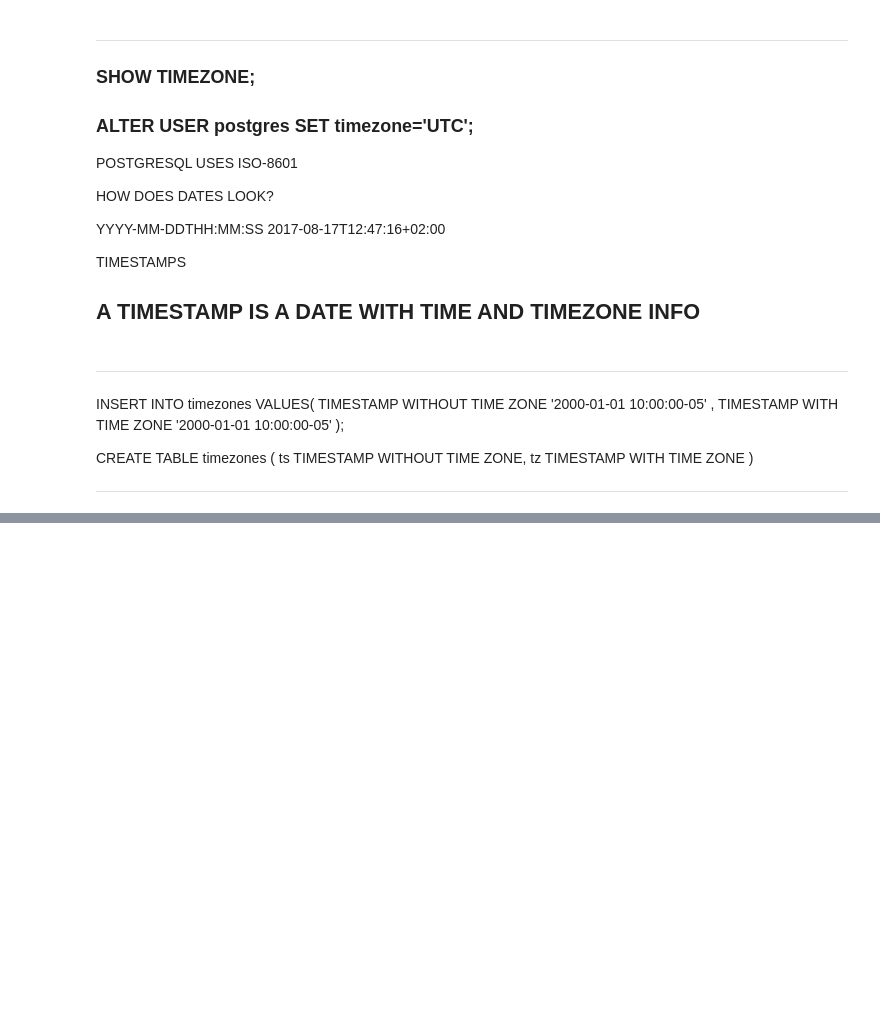
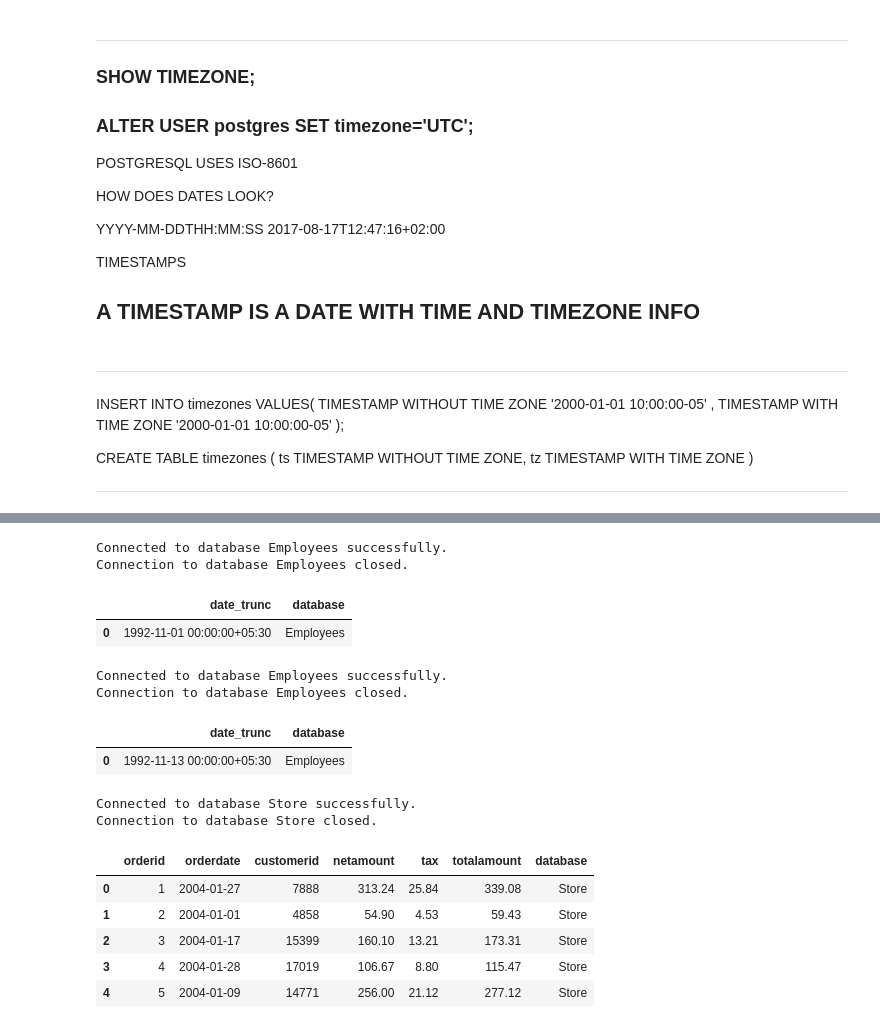
Before and after one commit to rameshkanna74/Bankai, a Jupyter notebook: postgres/01_basic.ipynb, the cells around one changed output, grey strips where cells are left out. Drawn from its saved outputs; the diff is of its cells as text; code cells hidden in the pictures; blank space fills up the shorter version.

```diff
--- a/postgres/01_basic.ipynb
+++ b/postgres/01_basic.ipynb
@@ -1831,0 +2092,66 @@ CREATE TABLE timezones (
+# %%
+db_configs[0]["dbname"] = "Employees"
+
+# Sample query
+user_query = """
+SELECT date_trunc( 'month', date '1992/11/13' )
+"""
+params = None  # You can add parameters if needed
+
+# Execute the function
+result_df = run_query_with_dynamic_columns(
+    db_configs, user_query, chunk_size=10000, params=params
+)
+
+result_df.head(5)
+# %% [output]
+Connected to database Employees successfully.
+Connection to database Employees closed.
+|  | date_trunc | database |
+| 0 | 1992-11-01 00:00:00+05:30 | Employees |
+# %%
+db_configs[0]["dbname"] = "Employees"
+
+# Sample query
+user_query = """
+SELECT date_trunc( 'day', date '1992/11/13' )
+"""
+params = None  # You can add parameters if needed
+
+# Execute the function
+result_df = run_query_with_dynamic_columns(
+    db_configs, user_query, chunk_size=10000, params=params
+)
+
+result_df.head(5)
+# %% [output]
+Connected to database Employees successfully.
+Connection to database Employees closed.
+|  | date_trunc | database |
+| 0 | 1992-11-13 00:00:00+05:30 | Employees |
+# %%
+db_configs[0]["dbname"] = "Store"
+
+# Sample query
+user_query = """
+SELECT *
+FROM orders
+WHERE orderdate <=now() - INTERVAL '30 days'
+"""
+params = None  # You can add parameters if needed
+
+# Execute the function
+result_df = run_query_with_dynamic_columns(
+    db_configs, user_query, chunk_size=10000, params=params
+)
+
+result_df.head(5)
+# %% [output]
+Connected to database Store successfully.
+Connection to database Store closed.
+|  | orderid | orderdate | customerid | netamount | tax | totalamount | database |
+| 0 | 1 | 2004-01-27 | 7888 | 313.24 | 25.84 | 339.08 | Store |
+| 1 | 2 | 2004-01-01 | 4858 | 54.90 | 4.53 | 59.43 | Store |
+| 2 | 3 | 2004-01-17 | 15399 | 160.10 | 13.21 | 173.31 | Store |
+| 3 | 4 | 2004-01-28 | 17019 | 106.67 | 8.80 | 115.47 | Store |
+| 4 | 5 | 2004-01-09 | 14771 | 256.00 | 21.12 | 277.12 | Store |
```
Also changed, not shown: parts of 50 cells of this notebook, 5 other files.
